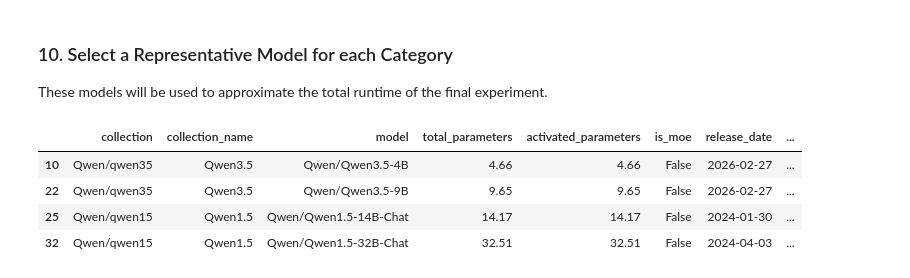
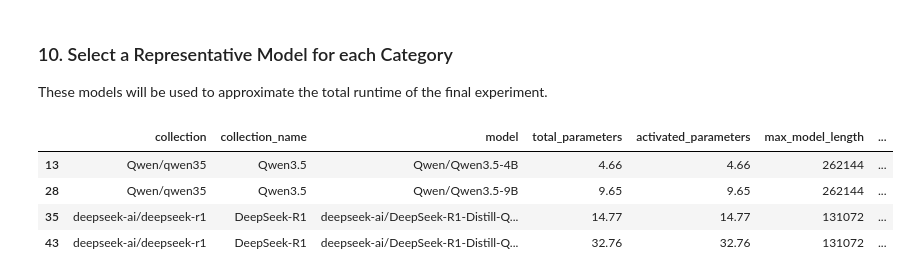
Before and after one commit to diogogmatos/eco-evolution-of-llms, a Jupyter notebook: model-selection/model-selection.ipynb, the cells around one changed output. Drawn from its saved outputs; the diff is of its cells as text; code cells hidden in the pictures.

```diff
--- a/model-selection/model-selection.ipynb
+++ b/model-selection/model-selection.ipynb
@@ -78,8 +79,6 @@ IGNORE_WORDS = {
     "pytorch", "keras", "flax", "cpp", "tflite", "mlx", "terminus", "exp", "shield",
     # Not instruction-tuned versions
     "base", "-pt",
-    # Reasoning/Thinking models
-    "reason", "reasoning", "think", "thinking",
     # Others
     "deprecated"
 }
@@ -108,6 +107,12 @@ MOE_MODELS = {
     "DeepSeek-V3.1",
     "DeepSeek-V3.2",
 }
+
+# Specific models to explicitly identify as Thinking/Reasoning
+THINKING_MODELS = {"deepseek-ai/DeepSeek-R1-0528-Qwen3-8B"}
+
+# Specific words to identify as Thinking/Reasoning (case-insensitive)
+THINKING_WORDS = {"reason", "reasoning", "think", "thinking"}
 # %% [markdown]
 ### 2. Helper Functions
 These functions parse model names to extract parameter sizes and query the Hugging Face API (`get_model_details`). During the API query, the model is checked against the ignoring rules before being accepted.
@@ -297,6 +388,7 @@ COLLECTIONS = [
     "deepseek-ai/deepseek-llm",
     "deepseek-ai/deepseek-v2",
     "deepseek-ai/deepseek-v25",
+    "deepseek-ai/deepseek-r1",
     "deepseek-ai/deepseek-v3",
     "deepseek-ai/deepseek-v31",
     "deepseek-ai/deepseek-v32",
@@ -416,6 +577,6 @@ breaks
 Apply the calculated bins to split our dataframe into 'Tiny/Mobile', 'Small/Edge', 'Standard/Desktop', and 'Mid-range/Server' tiers.
 # %%
 df['category'] = pd.cut(column_data, bins=breaks, labels=["Tiny/Mobile", "Small/Edge", "Standard/Desktop", "Mid-range/Server"], include_lowest=True)
-df = df[['collection', 'collection_name', 'model', 'total_parameters', 'activated_parameters', 'is_moe', 'release_date', 'category']]
+df = df[['collection', 'collection_name', 'model', 'total_parameters', 'activated_parameters', 'max_model_length', 'is_moe', 'is_thinking', 'release_date', 'category']]
 df
 # %% [output]
@@ -455,7 +612,7 @@ filtered_df = (
         by=["category", "collection", "total_parameters", "release_date"],
         ascending=[True, True, False, False],
     )
-    .drop_duplicates(subset=["category", "collection", "is_moe"], keep="first")
+    .drop_duplicates(subset=["category", "collection", "is_moe", "is_thinking"], keep="first")
     .copy()
 )
 
@@ -501,14 +658,15 @@ dtype: int64
 ### 10. Select a Representative Model for each Category
 These models will be used to approximate the total runtime of the final experiment.
 # %%
-representative_models = filtered_df[~filtered_df['is_moe']].loc[
-    filtered_df[~filtered_df['is_moe']].groupby('category')['total_parameters'].idxmax()
+condition = ~filtered_df['is_moe'] & filtered_df['is_thinking']
+representative_models = filtered_df[condition].loc[
+    filtered_df[condition].groupby('category')['total_parameters'].idxmax()
 ]
 representative_models.to_csv('representative_models.csv', index=False)
 representative_models
 # %% [output]
-|  | collection | collection_name | model | total_parameters | activated_parameters | is_moe | release_date | ... |
-| 10 | Qwen/qwen35 | Qwen3.5 | Qwen/Qwen3.5-4B | 4.66 | 4.66 | False | 2026-02-27 | ... |
-| 22 | Qwen/qwen35 | Qwen3.5 | Qwen/Qwen3.5-9B | 9.65 | 9.65 | False | 2026-02-27 | ... |
-| 25 | Qwen/qwen15 | Qwen1.5 | Qwen/Qwen1.5-14B-Chat | 14.17 | 14.17 | False | 2024-01-30 | ... |
-| 32 | Qwen/qwen15 | Qwen1.5 | Qwen/Qwen1.5-32B-Chat | 32.51 | 32.51 | False | 2024-04-03 | ... |
+|  | collection | collection_name | model | total_parameters | activated_parameters | max_model_length | ... |
+| 13 | Qwen/qwen35 | Qwen3.5 | Qwen/Qwen3.5-4B | 4.66 | 4.66 | 262144 | ... |
+| 28 | Qwen/qwen35 | Qwen3.5 | Qwen/Qwen3.5-9B | 9.65 | 9.65 | 262144 | ... |
+| 35 | deepseek-ai/deepseek-r1 | DeepSeek-R1 | deepseek-ai/DeepSeek-R1-Distill-Q... | 14.77 | 14.77 | 131072 | ... |
+| 43 | deepseek-ai/deepseek-r1 | DeepSeek-R1 | deepseek-ai/DeepSeek-R1-Distill-Q... | 32.76 | 32.76 | 131072 | ... |
```
Also changed, not shown: parts of 7 cells of this notebook, 10 other files.
